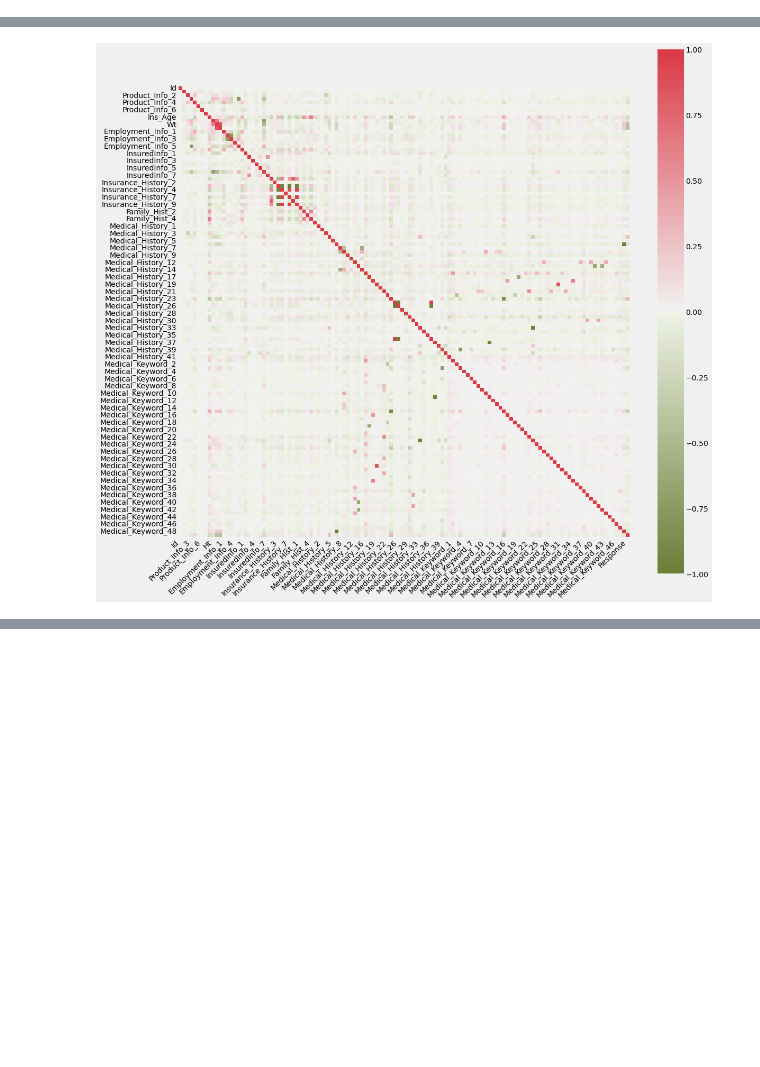
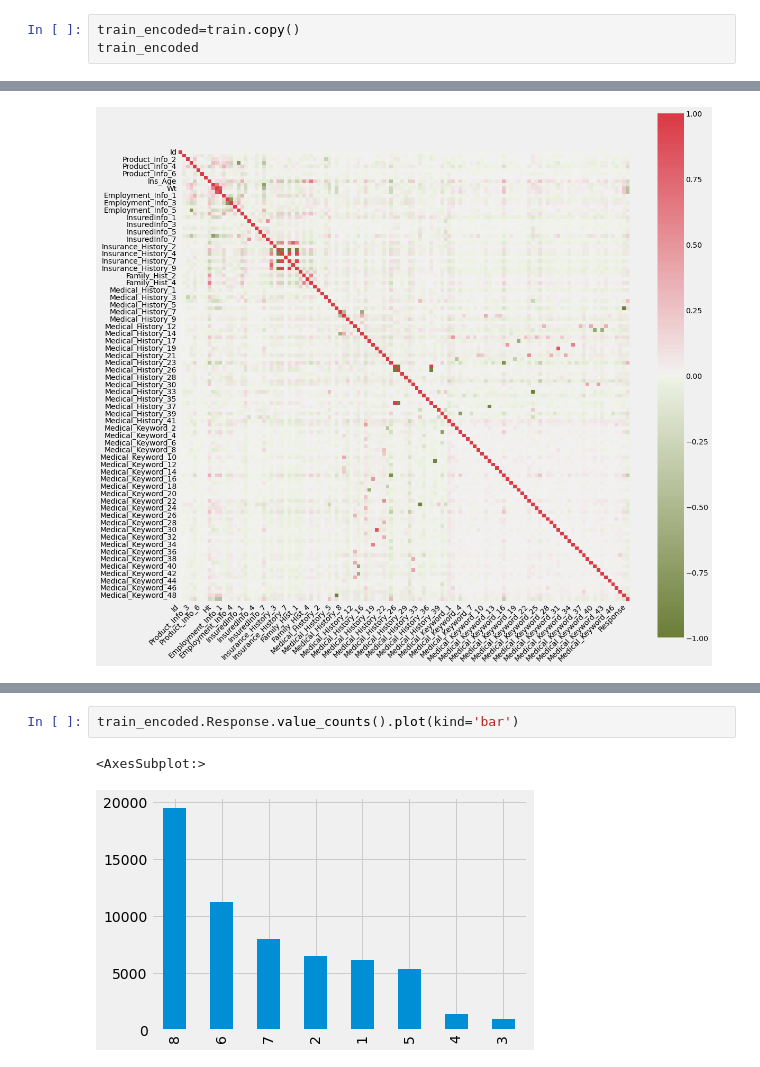
Before and after one commit to ibrahim-Sobh/ai-project-methodology, a Jupyter notebook: notebooks/modeling/EDA_and_Modeling.ipynb, the cells around one changed output, grey strips where cells are left out. Saved outputs shown, nothing was run; the diff lists cells and outputs as text; blank space fills up the shorter version.

```diff
--- a/notebooks/modeling/EDA_and_Modeling.ipynb
+++ b/notebooks/modeling/EDA_and_Modeling.ipynb
@@ -242,3 +248,6 @@ from sklearn.preprocessing import LabelEncoder
 le=LabelEncoder()
 train.loc[:,obj_train]=le.fit_transform(train[obj_train].values.ravel())
 test.loc[:,obj_test]=le.fit(test[obj_test].values.ravel())
+# %%
+train_encoded=train.copy()
+train_encoded
@@ -537,0 +604,5 @@ ax.set_xticklabels(
+# %%
+train_encoded.Response.value_counts().plot(kind='bar')
+# %% [output]
+<AxesSubplot:>
+[figure, added]
```
Also changed, not shown: parts of 13 cells of this notebook, 1 other file.
